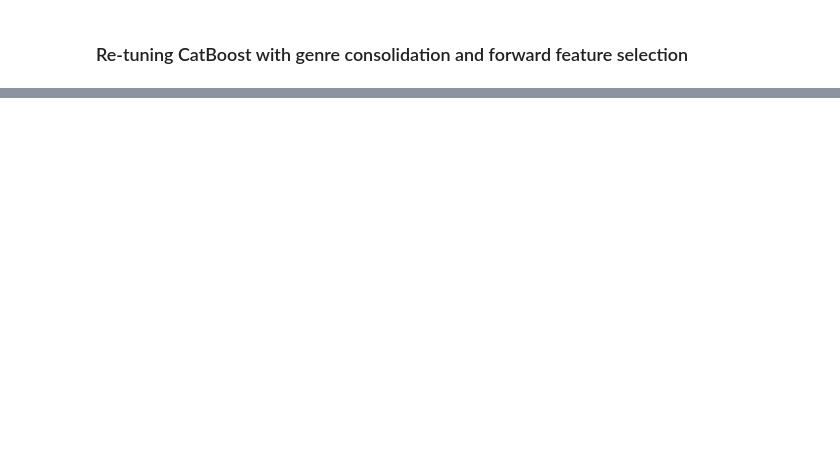
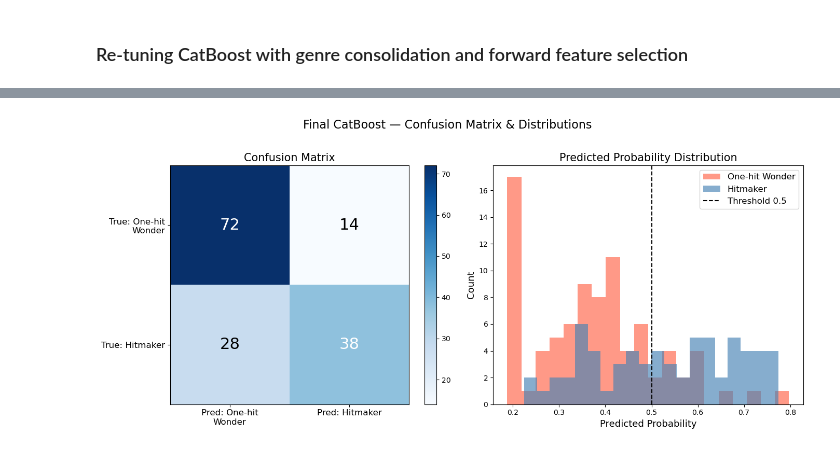
Before and after one commit to Erdos-Projects/spring-2026-hitmakers, a Jupyter notebook: GS/ml_sandbox_17.ipynb, the cells around one changed output, grey strips where cells are left out. Saved outputs shown, nothing was run; the diff lists cells and outputs as text; code cells hidden in the pictures; blank space fills up the shorter version.

```diff
--- a/GS/ml_sandbox_17.ipynb
+++ b/GS/ml_sandbox_17.ipynb
@@ -621,0 +1040,32 @@ print(direction_df.to_string())
+# %%
+fig, axes = plt.subplots(1, 2, figsize=(14, 6))
+
+# Confusion matrix
+cm = confusion_matrix(y_test, y_pred)
+im = axes[0].imshow(cm, cmap='Blues')
+axes[0].set_xticks([0,1]); axes[0].set_yticks([0,1])
+axes[0].set_xticklabels(['Pred: One-hit\nWonder', 'Pred: Hitmaker'], fontsize=12)
+axes[0].set_yticklabels(['True: One-hit\nWonder', 'True: Hitmaker'], fontsize=12)
+for i in range(2):
+    for j in range(2):
+        axes[0].text(j, i, cm[i,j], ha='center', va='center', fontsize=22,
+                     color='white' if cm[i,j] > cm.max()/2 else 'black')
+axes[0].set_title('Confusion Matrix', fontsize=15)
+plt.colorbar(im, ax=axes[0])
+
+# Probability distributions
+axes[1].hist(y_proba[y_test == 0], bins=20, alpha=0.65, color='tomato',
+             label='One-hit Wonder')
+axes[1].hist(y_proba[y_test == 1], bins=20, alpha=0.65, color='steelblue',
+             label='Hitmaker')
+axes[1].axvline(0.5, color='k', linestyle='--', lw=1.5, label='Threshold 0.5')
+axes[1].set_xlabel('Predicted Probability', fontsize=13)
+axes[1].set_ylabel('Count', fontsize=13)
+axes[1].set_title('Predicted Probability Distribution', fontsize=15)
+axes[1].legend(fontsize=12)
+
+plt.suptitle('Final CatBoost — Confusion Matrix & Distributions', fontsize=16, y=1.02)
+plt.tight_layout()
+plt.show()
+# %% [output]
+[figure, added]
```
Also changed, not shown: parts of 31 cells of this notebook, 6 other files.
